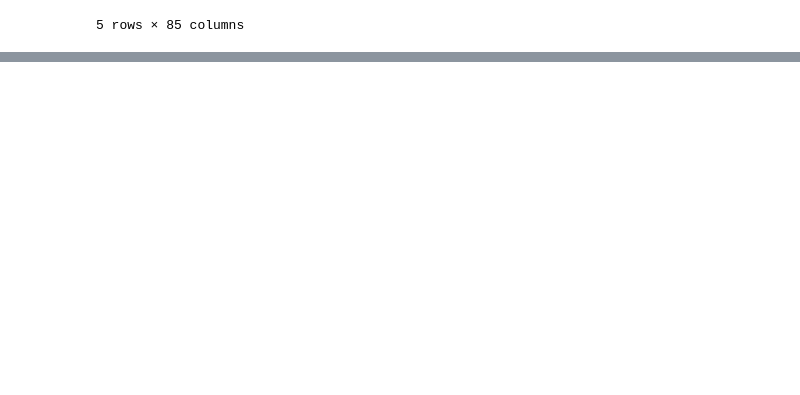
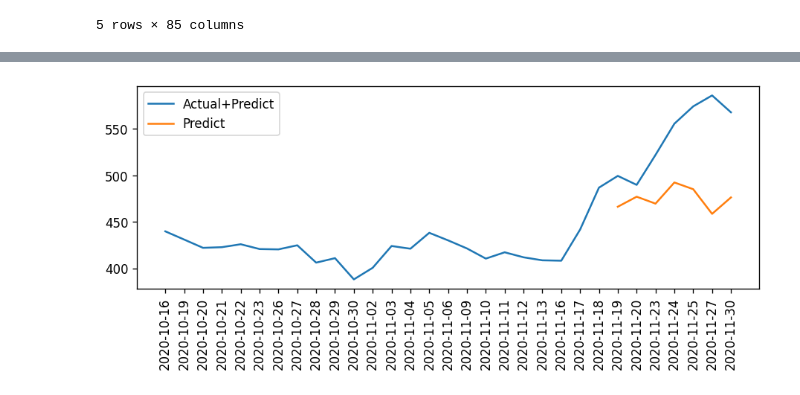
Before and after one commit to ken-365/trend_forecast, a Jupyter notebook: 03notebook/modelling.ipynb, the cells around one changed output, grey strips where cells are left out. Cells and saved outputs as stored; diff of their text form; code cells hidden in the pictures; blank space fills up the shorter version.

```diff
--- a/03notebook/modelling.ipynb
+++ b/03notebook/modelling.ipynb
@@ -374,0 +818,4 @@ df_final.head()
+# %%
+dataset = df_TSLA
+values = dataset.values
+values = values.astype('float32')
@@ -374,0 +870,16 @@ df_final.head()
+# %%
+# สร้าง LSTM network ด้วย library Keras โดยกำหนดขนาด hidden layer(100) และ shape ของข้อมูล input(#rows x #features)
+model4 = Sequential()
+model4.add(LSTM(150, input_shape=(train_X.shape[1], train_X.shape[2])))
+# สร้าง hidden layer ตามขนาด output หรือ จำนวนวันที่ต้องการ forecast (7)
+model4.add(Dense(7))
+model4.compile(loss='mae', optimizer='adam')
+
+# train โมเดล และเก็บ log
+history = model4.fit(train_X, train_y, epochs=100, batch_size=72, validation_data=(test_X, test_y), verbose=2, shuffle=False)
+
+# พล็อตค่า train&test loss
+pyplot.plot(history.history['loss'], label='train')
+pyplot.plot(history.history['val_loss'], label='test')
+pyplot.legend()
+pyplot.show()
@@ -374,0 +905,24 @@ df_final.head()
+# %%
+# ทำ prediction
+yhat = model4.predict(test_X)
+test_X = test_X.reshape((test_X.shape[0], test_X.shape[2]))
+
+# rescale ข้อมูลกลับ
+inv_yhat = yhat*(max_dict['Adj Close']-min_dict['Adj Close'])+min_dict['Adj Close']
+inv_y = test_y*(max_dict['Adj Close']-min_dict['Adj Close'])+min_dict['Adj Close']
+
+# พล็อตราคาจริงของวันที่ทำ prediction ล่วงหน้า 7 วัน + ราคาย้อนหลัง 30 วัน (สีน้ำเงิน) และ ราคา forecast (สีส้ม)
+import numpy as np
+idx = np.random.randint(0,len(yhat-7))
+if idx <30:
+  date_actual = date_test[:idx+7]
+else:
+  date_actual = date_test[idx-30:idx+7]
+pyplot.rcParams.update({'figure.figsize':(9,3), 'figure.dpi':120})
+pyplot.plot(date_actual,inv_y[max(0,idx-30):idx+7,0],label='Actual+Predict')
+pyplot.plot(date_test[idx:idx+7],inv_yhat[idx],label='Predict')
+pyplot.xticks(rotation=90)
+pyplot.legend()
+pyplot.show()
+# %% [output]
+[figure, added]
```
Also changed, not shown: parts of 57 cells of this notebook, 3 other files.
